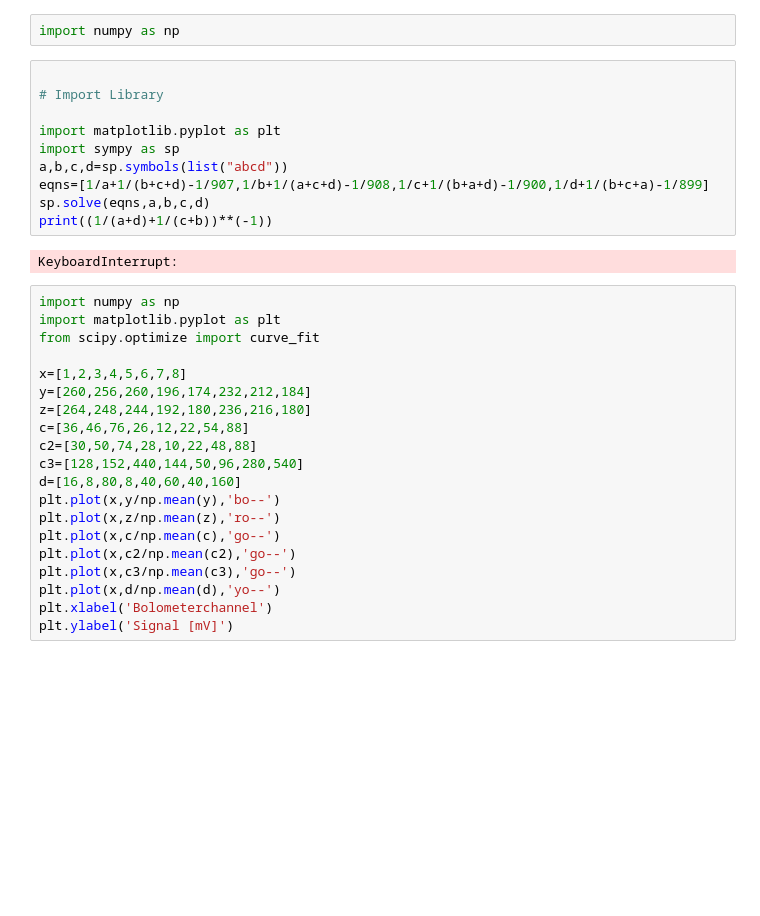
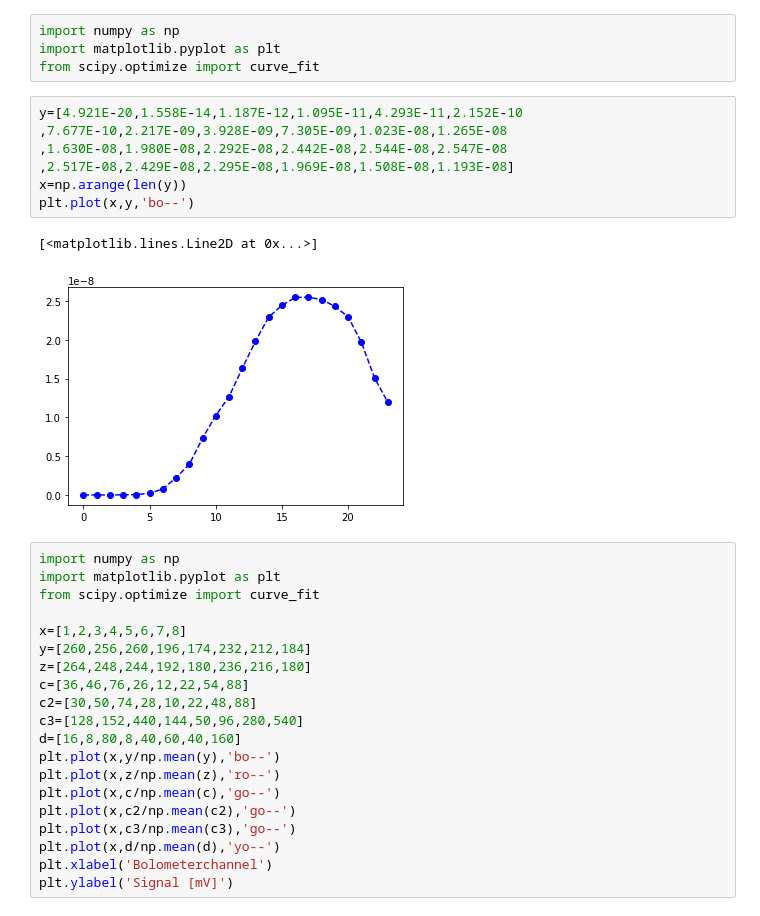
Before and after one commit to izelg/Masterthesis_Bolometer, a Jupyter notebook: test.ipynb, the cells around one changed output. Cells and saved outputs as stored; diff of their text form; blank space fills up the shorter version.

Commit message:
Figures for halftimetalk

```diff
--- a/test.ipynb
+++ b/test.ipynb
@@ -1,17 +1,17 @@
-# %%
-import numpy as np
-# %%
-
-# Import Library
-
-import matplotlib.pyplot as plt
-import sympy as sp
-a,b,c,d=sp.symbols(list("abcd"))
-eqns=[1/a+1/(b+c+d)-1/907,1/b+1/(a+c+d)-1/908,1/c+1/(b+a+d)-1/900,1/d+1/(b+c+a)-1/899]
-sp.solve(eqns,a,b,c,d)
-print((1/(a+d)+1/(c+b))**(-1))
-# %% [output]
-KeyboardInterrupt:
+# %%
+import numpy as np
+import matplotlib.pyplot as plt
+from scipy.optimize import curve_fit
+# %%
+y=[4.921E-20,1.558E-14,1.187E-12,1.095E-11,4.293E-11,2.152E-10
+,7.677E-10,2.217E-09,3.928E-09,7.305E-09,1.023E-08,1.265E-08
+,1.630E-08,1.980E-08,2.292E-08,2.442E-08,2.544E-08,2.547E-08
+,2.517E-08,2.429E-08,2.295E-08,1.969E-08,1.508E-08,1.193E-08]
+x=np.arange(len(y))
+plt.plot(x,y,'bo--')
+# %% [output]
+[<matplotlib.lines.Line2D at 0x...>]
+[figure, added]
 # %%
 import numpy as np
 import matplotlib.pyplot as plt
```
Also changed, not shown: parts of 1 cell of this notebook, 3 other files.
